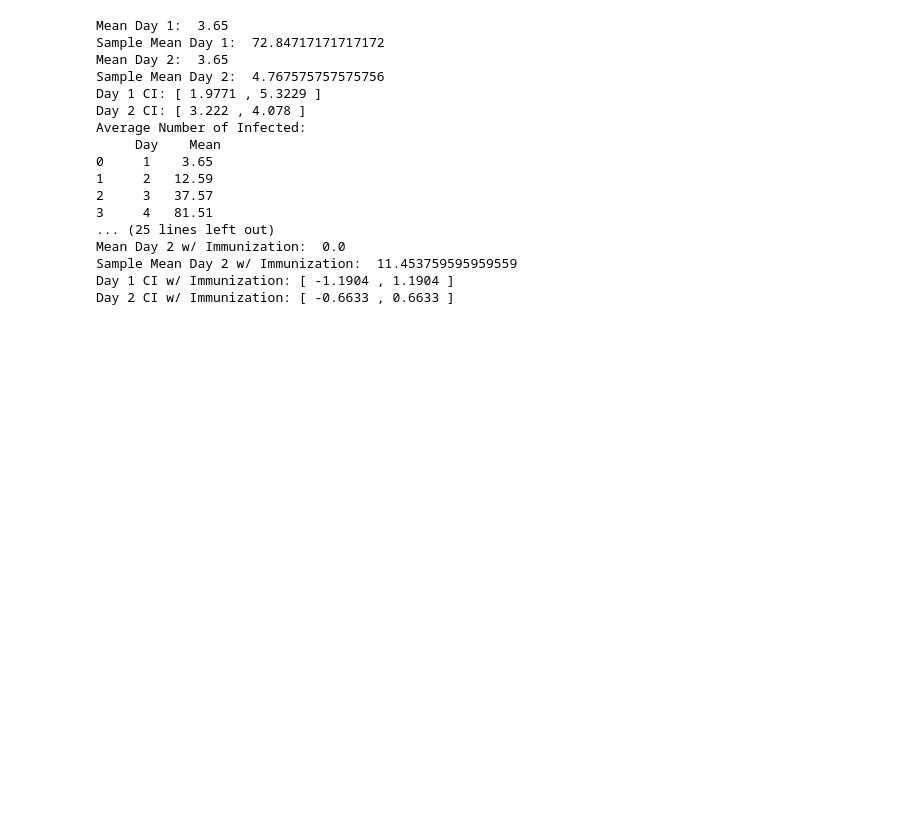
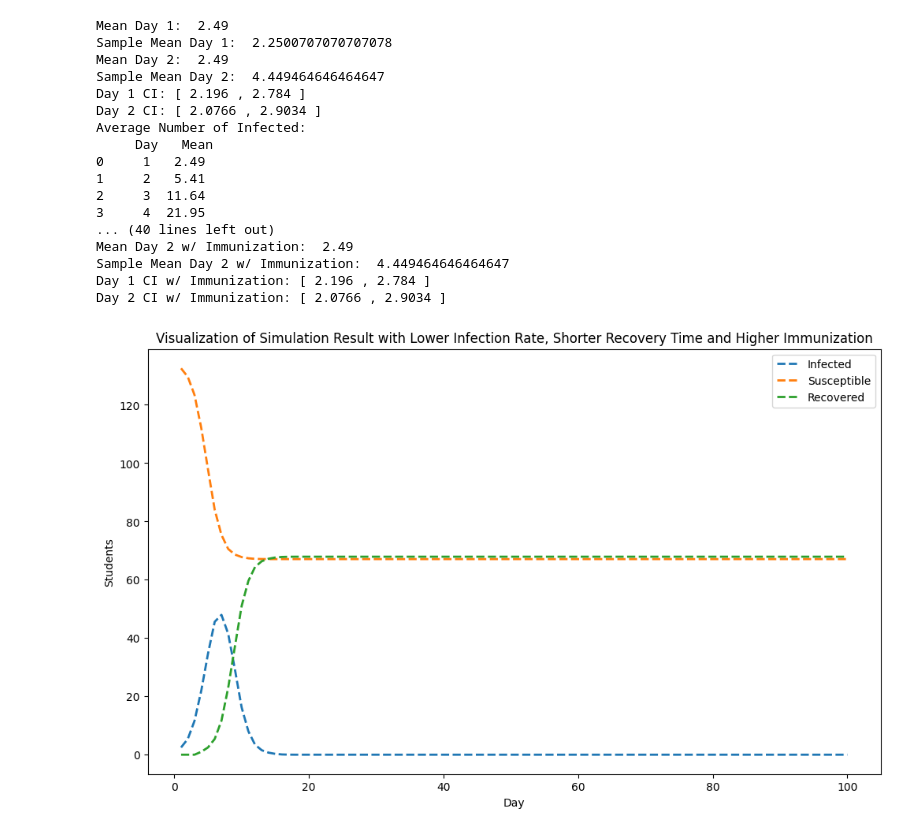
Before and after one commit to SLR567/Flu_Spread_Simulation, a Jupyter notebook: ExpectedNumberPerDay.ipynb, the cells around one changed output. Drawn from its saved outputs; the diff is of its cells as text; code cells hidden in the pictures; blank space fills up the shorter version.

```diff
--- a/ExpectedNumberPerDay.ipynb
+++ b/ExpectedNumberPerDay.ipynb
@@ -2,15 +2,19 @@
 import pandas as pd
 import numpy as np
 # %%
-data = pd.read_csv("Report with Immunization-Copy1.csv", header=0)
+data = pd.read_csv("Report with Immunization best-Copy1.csv", header=0)
 #print("Data: \n", data[:100]) # See if data is read correctly
 
 ## We only need columns "Day" and "Current Infected" for now
 df = data.loc[:,["Day", "Current Infected"]]
+df1 = data.loc[:,["Day", "Current Infected","Recovered","Susceptibles"]]
+
 
 ## Find Expected Number of infected per day ##
 ## Group Data by "Day" and count the number of Infected
+df1_mean = df1.groupby(["Day"]).mean().reset_index()
 df_mean = df.groupby(["Day"]).mean().rename(columns={"Current Infected": "Mean"}).reset_index()
+
 
 ## Find Sample Mean ##
 # Confidence Intervals for Day 1 and Day 2
@@ -35,15 +39,15 @@ print("Day 2 CI: [", round(day2["Mean"][100] - t * np.sqrt(sm_day2/100),4), ","
       ,round(day2["Mean"][100] +  t * np.sqrt(sm_day2/100),4), "]")
 
 print("Average Number of Infected:\n", df_mean[:27])
-
+print("Average Number of Infected:\n", df1_mean)
 
 ## With Immunization ##
 # Data has no header but has similar structure to the first data
-data2 = pd.read_csv("Report with Immunization.csv", header = None)
+data2 = pd.read_csv("Report with Immunization best.csv", header = None)
 #print("Data with Immunization: \n", data2[:100]) # See if data is read correctly
 
 # Only need columns "Day" and "Current Infected"
-df2 = data2.iloc[:,[1,3]].rename(columns={1:"Day", 3:"Current Infected"})
+df2 = data2.iloc[:,[1,4]].rename(columns={1:"Day", 4:"Current Infected"})
 
 ## Find Expected Number of Infected per day ##
 ## Group by "Day" and count the number of infected
@@ -71,20 +75,42 @@ print("Day 1 CI w/ Immunization: [", round(day1_2["Mean"][0] - t * np.sqrt(sm_da
 print("Day 2 CI w/ Immunization: [", round(day2_2["Mean"][100] - t * np.sqrt(sm_day2_2/100),4), ","
       ,round(day2_2["Mean"][100] +  t * np.sqrt(sm_day2_2/100),4), "]")
 # %% [output]
-Mean Day 1:  3.65
-Sample Mean Day 1:  72.84717171717172
-Mean Day 2:  3.65
-Sample Mean Day 2:  4.767575757575756
-Day 1 CI: [ 1.9771 , 5.3229 ]
-Day 2 CI: [ 3.222 , 4.078 ]
+Mean Day 1:  2.49
+Sample Mean Day 1:  2.2500707070707078
+Mean Day 2:  2.49
+Sample Mean Day 2:  4.449464646464647
+Day 1 CI: [ 2.196 , 2.784 ]
+Day 2 CI: [ 2.0766 , 2.9034 ]
 Average Number of Infected:
-     Day    Mean
-0     1    3.65
-1     2   12.59
-2     3   37.57
-3     4   81.51
-... (25 lines left out)
-Mean Day 2 w/ Immunization:  0.0
-Sample Mean Day 2 w/ Immunization:  11.453759595959559
-Day 1 CI w/ Immunization: [ -1.1904 , 1.1904 ]
-Day 2 CI w/ Immunization: [ -0.6633 , 0.6633 ]
+     Day   Mean
+0     1   2.49
+1     2   5.41
+2     3  11.64
+3     4  21.95
+... (40 lines left out)
+Mean Day 2 w/ Immunization:  2.49
+Sample Mean Day 2 w/ Immunization:  4.449464646464647
+Day 1 CI w/ Immunization: [ 2.196 , 2.784 ]
+Day 2 CI w/ Immunization: [ 2.0766 , 2.9034 ]
+# %%
+import matplotlib.pyplot as plt
+plt.figure(facecolor='w', figsize=(12, 7))
+# 绘制线图
+plt.plot(df1_mean['Day'], df1_mean['Current Infected'],
+            linestyle = '--', lw=2, label='Infected')
+plt.plot(df1_mean['Day'], df1_mean['Susceptibles'],
+            linestyle = '--', lw=2, label='Susceptible')
+plt.plot(df1_mean['Day'], df1_mean['Recovered'],
+            linestyle = '--', lw=2, label='Recovered')
+
+plt.legend()
+# 添加标题和标签
+plt.title('Visualization of Simulation Result with Lower Infection Rate, Shorter Recovery Time and Higher Immunization')
+plt.xlabel('Day')
+plt.ylabel('Students')
+plt.savefig('result_visual_best.pdf')
+plt.savefig('result_visual_best.png')
+# 显示图形
+plt.show()
+# %% [output]
+[figure, added]
```
Also changed, not shown: 9 other files.
